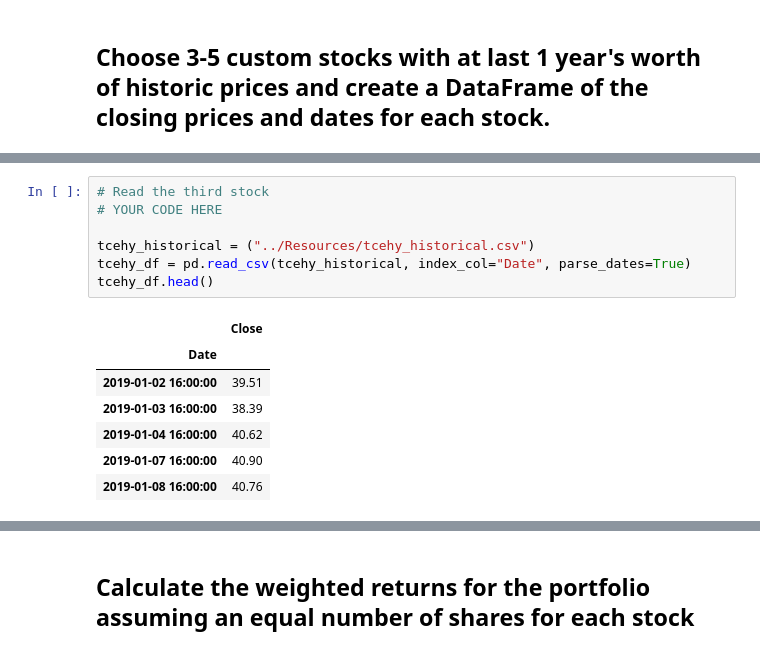
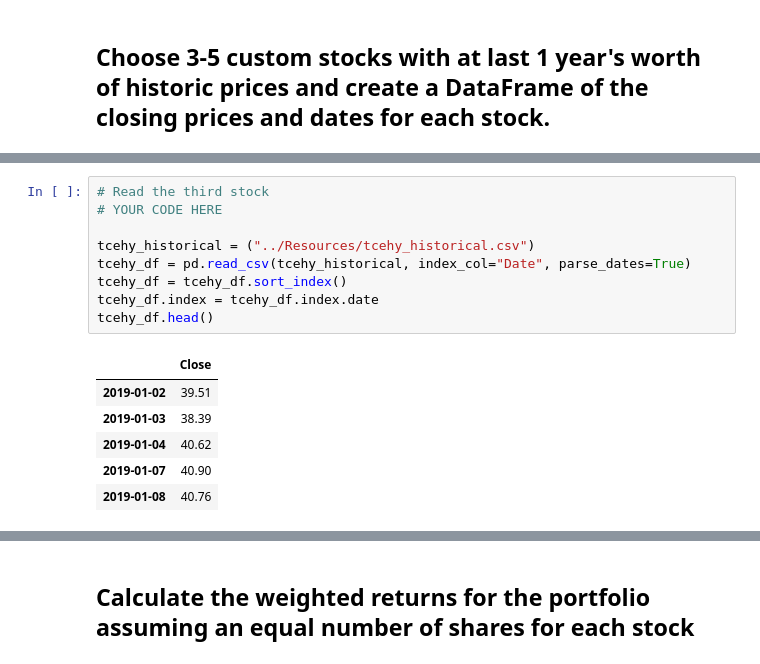
Before and after one commit to markmurdock11/pandas_hw, a Jupyter notebook: whale_analysis.ipynb, the cells around one changed output, grey strips where cells are left out. Drawn from its saved outputs; the diff is of its cells as text.

```diff
--- a/whale_analysis.ipynb
+++ b/whale_analysis.ipynb
@@ -460,18 +469,19 @@ spg_df.head()
 # %%
 # Read the third stock
 # YOUR CODE HERE
 
 tcehy_historical = ("../Resources/tcehy_historical.csv")
 tcehy_df = pd.read_csv(tcehy_historical, index_col="Date", parse_dates=True)
+tcehy_df = tcehy_df.sort_index()
+tcehy_df.index = tcehy_df.index.date
 tcehy_df.head()
 # %% [output]
 |  | Close |
-| Date |  |
-| 2019-01-02 16:00:00 | 39.51 |
-| 2019-01-03 16:00:00 | 38.39 |
-| 2019-01-04 16:00:00 | 40.62 |
-| 2019-01-07 16:00:00 | 40.90 |
-| 2019-01-08 16:00:00 | 40.76 |
+| 2019-01-02 | 39.51 |
+| 2019-01-03 | 38.39 |
+| 2019-01-04 | 40.62 |
+| 2019-01-07 | 40.90 |
+| 2019-01-08 | 40.76 |
 # %%
 # Concatenate all stocks into a single DataFrame
 # YOUR CODE HERE
```
Also changed, not shown: parts of 10 cells of this notebook.
